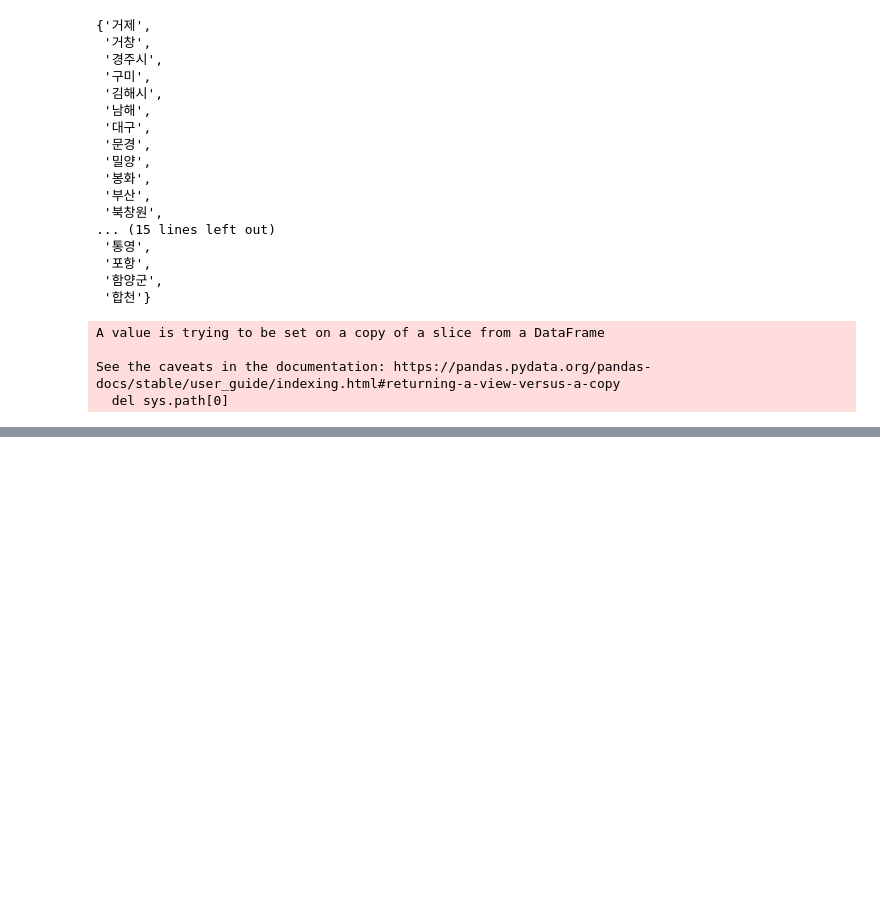
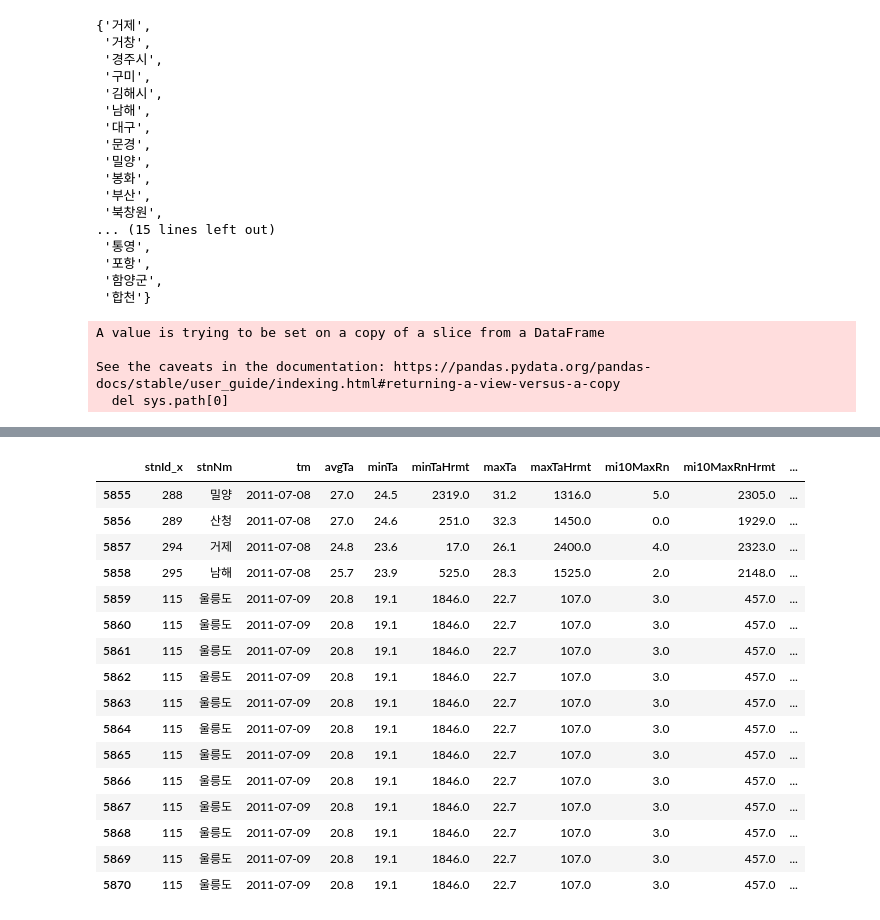
Before and after one commit to wonkwonlee/landslide-prediction-modeling, a Jupyter notebook: ASOS_data_preprocessing.ipynb, the cells around one changed output, grey strips where cells are left out. Cells and saved outputs as stored; diff of their text form; code cells hidden in the pictures; blank space fills up the shorter version.

Commit message:
Update ASOS_data_preprocessing.ipynb
Add weather information to landslide history.
Colaboratory를 통해 생성됨

```diff
--- a/ASOS_data_preprocessing.ipynb
+++ b/ASOS_data_preprocessing.ipynb
@@ -259,0 +404,21 @@ m
+# %%
+sample = landslide_merge.loc[5855:5870]
+# sample
+# %% [output]
+|  | stnId_x | stnNm | tm | avgTa | minTa | minTaHrmt | maxTa | maxTaHrmt | mi10MaxRn | mi10MaxRnHrmt | ... |
+| 5855 | 288 | 밀양 | 2011-07-08 | 27.0 | 24.5 | 2319.0 | 31.2 | 1316.0 | 5.0 | 2305.0 | ... |
+| 5856 | 289 | 산청 | 2011-07-08 | 27.0 | 24.6 | 251.0 | 32.3 | 1450.0 | 0.0 | 1929.0 | ... |
+| 5857 | 294 | 거제 | 2011-07-08 | 24.8 | 23.6 | 17.0 | 26.1 | 2400.0 | 4.0 | 2323.0 | ... |
+| 5858 | 295 | 남해 | 2011-07-08 | 25.7 | 23.9 | 525.0 | 28.3 | 1525.0 | 2.0 | 2148.0 | ... |
+| 5859 | 115 | 울릉도 | 2011-07-09 | 20.8 | 19.1 | 1846.0 | 22.7 | 107.0 | 3.0 | 457.0 | ... |
+| 5860 | 115 | 울릉도 | 2011-07-09 | 20.8 | 19.1 | 1846.0 | 22.7 | 107.0 | 3.0 | 457.0 | ... |
+| 5861 | 115 | 울릉도 | 2011-07-09 | 20.8 | 19.1 | 1846.0 | 22.7 | 107.0 | 3.0 | 457.0 | ... |
+| 5862 | 115 | 울릉도 | 2011-07-09 | 20.8 | 19.1 | 1846.0 | 22.7 | 107.0 | 3.0 | 457.0 | ... |
+| 5863 | 115 | 울릉도 | 2011-07-09 | 20.8 | 19.1 | 1846.0 | 22.7 | 107.0 | 3.0 | 457.0 | ... |
+| 5864 | 115 | 울릉도 | 2011-07-09 | 20.8 | 19.1 | 1846.0 | 22.7 | 107.0 | 3.0 | 457.0 | ... |
+| 5865 | 115 | 울릉도 | 2011-07-09 | 20.8 | 19.1 | 1846.0 | 22.7 | 107.0 | 3.0 | 457.0 | ... |
+| 5866 | 115 | 울릉도 | 2011-07-09 | 20.8 | 19.1 | 1846.0 | 22.7 | 107.0 | 3.0 | 457.0 | ... |
+| 5867 | 115 | 울릉도 | 2011-07-09 | 20.8 | 19.1 | 1846.0 | 22.7 | 107.0 | 3.0 | 457.0 | ... |
+| 5868 | 115 | 울릉도 | 2011-07-09 | 20.8 | 19.1 | 1846.0 | 22.7 | 107.0 | 3.0 | 457.0 | ... |
+| 5869 | 115 | 울릉도 | 2011-07-09 | 20.8 | 19.1 | 1846.0 | 22.7 | 107.0 | 3.0 | 457.0 | ... |
+| 5870 | 115 | 울릉도 | 2011-07-09 | 20.8 | 19.1 | 1846.0 | 22.7 | 107.0 | 3.0 | 457.0 | ... |
```
Also changed, not shown: parts of 18 cells of this notebook.
